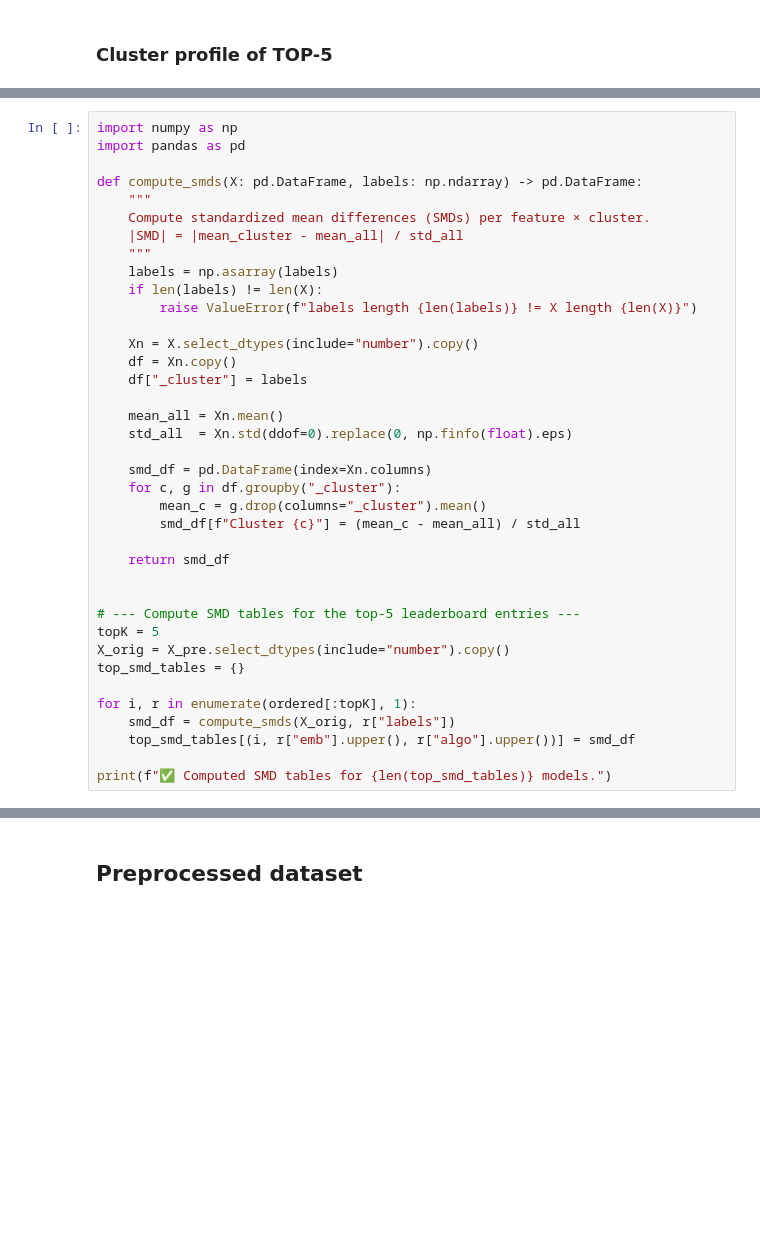
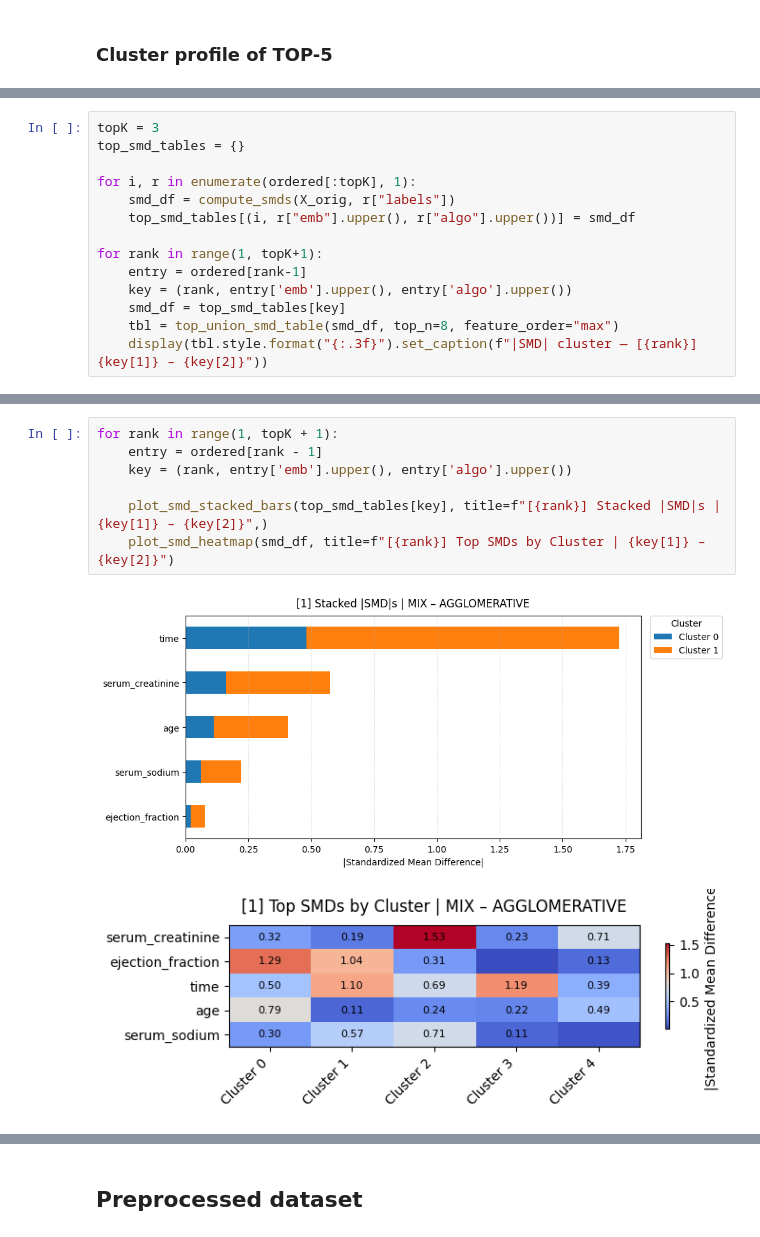
Before and after one commit to zuzannapajak/cardio-risk-prediction, a Jupyter notebook: notebooks/clustering.ipynb, the cells around one changed output, grey strips where cells are left out. Saved outputs shown, nothing was run; the diff lists cells and outputs as text; blank space fills up the shorter version.

Commit message:
1st part of clustering: Dim-red -> clustering - DONE

```diff
--- a/notebooks/clustering.ipynb
+++ b/notebooks/clustering.ipynb
@@ -360,39 +331,15 @@ params={'eps': 0.8, 'min_samples': 10}
 # %%
-import numpy as np
-import pandas as pd
-
-def compute_smds(X: pd.DataFrame, labels: np.ndarray) -> pd.DataFrame:
-    """
-    Compute standardized mean differences (SMDs) per feature × cluster.
-    |SMD| = |mean_cluster - mean_all| / std_all
-    """
-    labels = np.asarray(labels)
-    if len(labels) != len(X):
-        raise ValueError(f"labels length {len(labels)} != X length {len(X)}")
-
-    Xn = X.select_dtypes(include="number").copy()
-    df = Xn.copy()
-    df["_cluster"] = labels
-
-    mean_all = Xn.mean()
-    std_all  = Xn.std(ddof=0).replace(0, np.finfo(float).eps)
-
-    smd_df = pd.DataFrame(index=Xn.columns)
-    for c, g in df.groupby("_cluster"):
-        mean_c = g.drop(columns="_cluster").mean()
-        smd_df[f"Cluster {c}"] = (mean_c - mean_all) / std_all
-
-    return smd_df
-
-
-# --- Compute SMD tables for the top-5 leaderboard entries ---
-topK = 5
-X_orig = X_pre.select_dtypes(include="number").copy()
+topK = 3
 top_smd_tables = {}
 
 for i, r in enumerate(ordered[:topK], 1):
     smd_df = compute_smds(X_orig, r["labels"])
     top_smd_tables[(i, r["emb"].upper(), r["algo"].upper())] = smd_df
 
-print(f"✅ Computed SMD tables for {len(top_smd_tables)} models.")
+for rank in range(1, topK+1):
+    entry = ordered[rank-1]
+    key = (rank, entry['emb'].upper(), entry['algo'].upper())
+    smd_df = top_smd_tables[key]
+    tbl = top_union_smd_table(smd_df, top_n=8, feature_order="max")
+    display(tbl.style.format("{:.3f}").set_caption(f"|SMD| cluster — [{rank}] {key[1]} – {key[2]}"))
 # %% [output]
@@ -580,0 +370,10 @@ plot_smd_heatmap(
+# %%
+for rank in range(1, topK + 1):
+    entry = ordered[rank - 1]
+    key = (rank, entry['emb'].upper(), entry['algo'].upper())
+
+    plot_smd_stacked_bars(top_smd_tables[key], title=f"[{rank}] Stacked |SMD|s | {key[1]} – {key[2]}",)
+    plot_smd_heatmap(smd_df, title=f"[{rank}] Top SMDs by Cluster | {key[1]} – {key[2]}")
+# %% [output]
+[figure, added]
+[figure, added]
```
Also changed, not shown: parts of 21 cells of this notebook, 1 other file.
